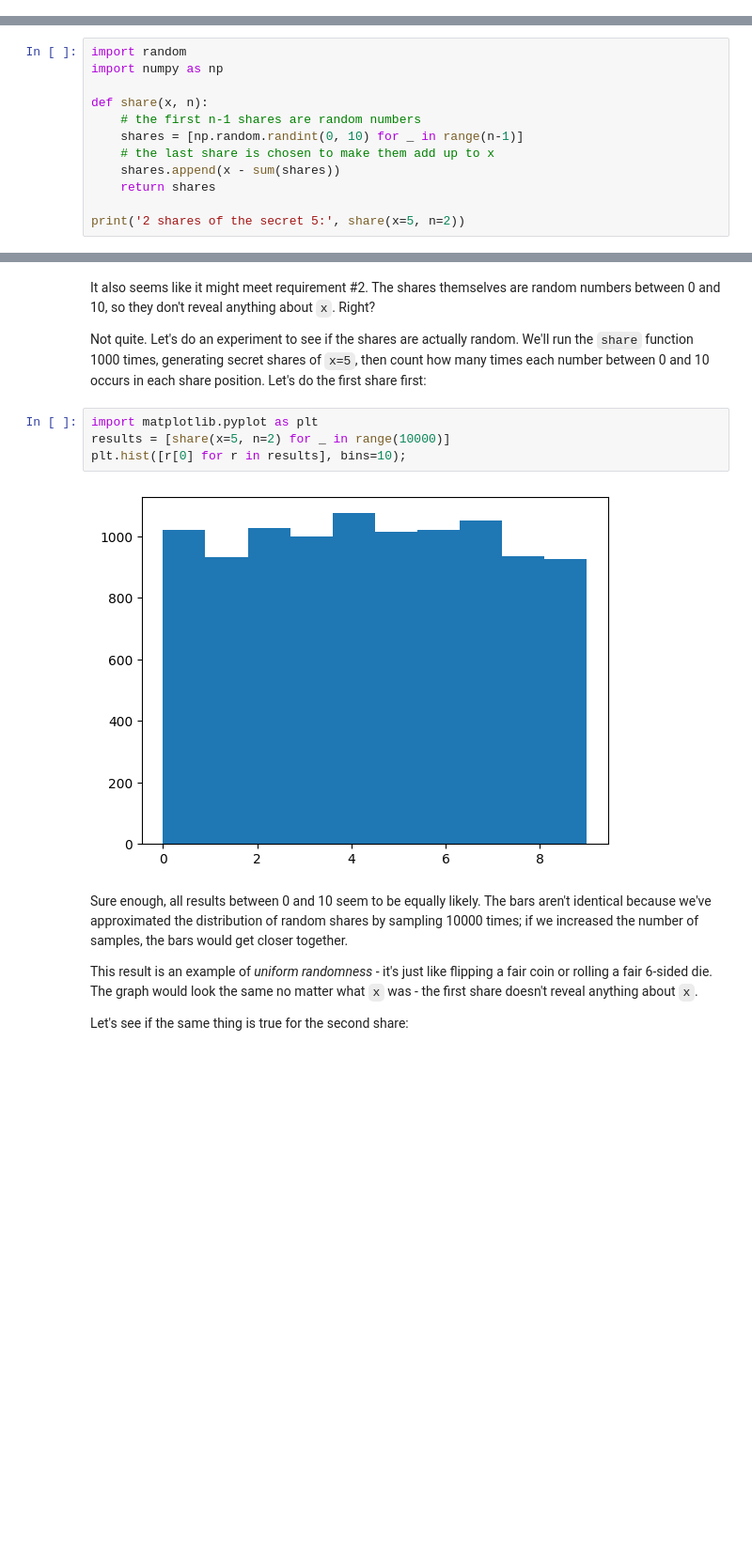
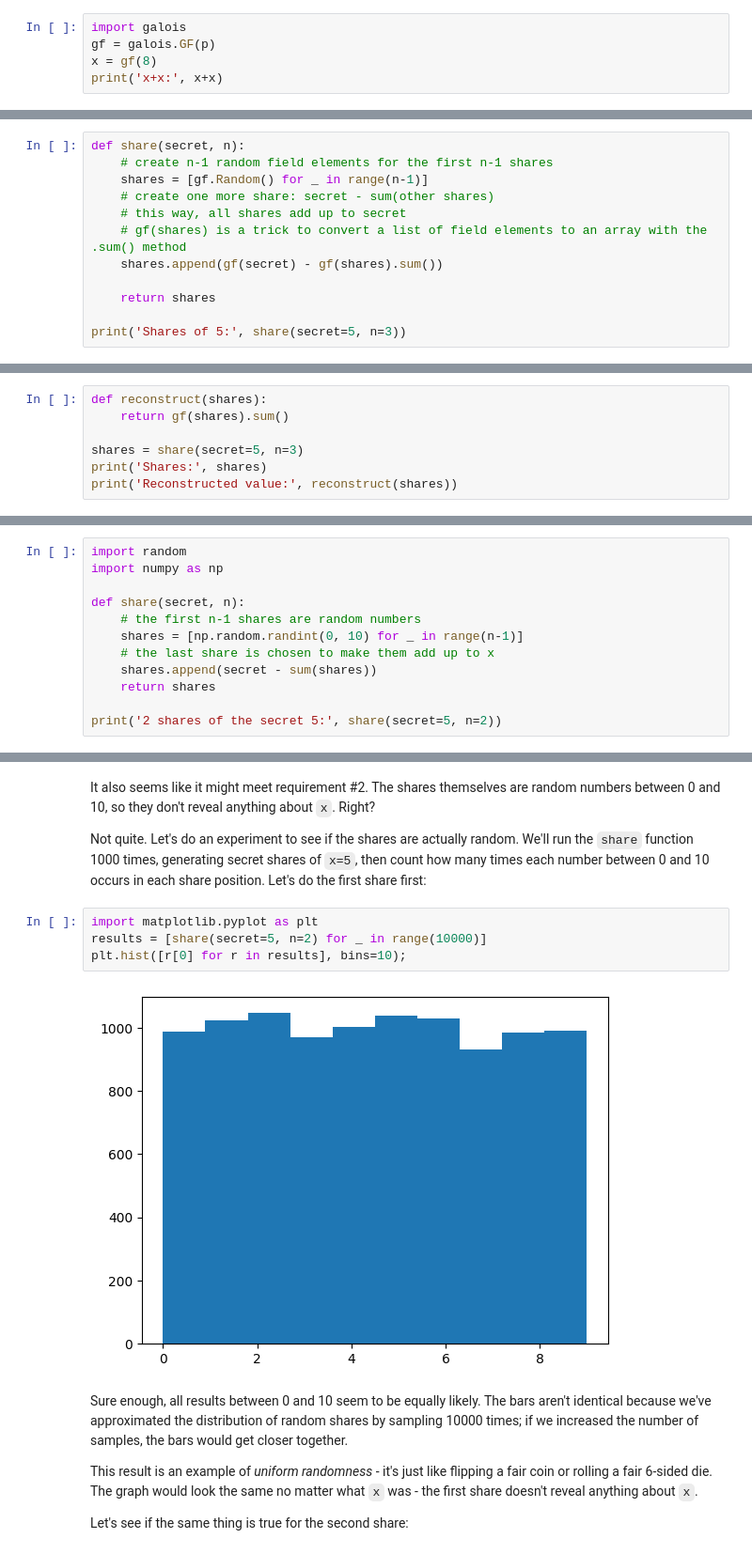
Before and after one commit to jnear/programming-mpc, a Jupyter notebook: chapters/chapter02.ipynb, the cells around one changed output, grey strips where cells are left out. Shown at 94% size. Saved outputs shown, nothing was run; the diff lists cells and outputs as text; blank space fills up the shorter version.

```diff
--- a/chapters/chapter02.ipynb
+++ b/chapters/chapter02.ipynb
@@ -39,0 +88,5 @@ How do we meet both requirements at once? A simple way is to build the secret sh
+# %%
+import galois
+gf = galois.GF(p)
+x = gf(8)
+print('x+x:', x+x)
@@ -39,0 +99,12 @@ How do we meet both requirements at once? A simple way is to build the secret sh
+# %%
+def share(secret, n):
+    # create n-1 random field elements for the first n-1 shares
+    shares = [gf.Random() for _ in range(n-1)]
+    # create one more share: secret - sum(other shares)
+    # this way, all shares add up to secret
+    # gf(shares) is a trick to convert a list of field elements to an array with the .sum() method
+    shares.append(gf(secret) - gf(shares).sum())
+
+    return shares
+
+print('Shares of 5:', share(secret=5, n=3))
@@ -39,0 +115,7 @@ How do we meet both requirements at once? A simple way is to build the secret sh
+# %%
+def reconstruct(shares):
+    return gf(shares).sum()
+
+shares = share(secret=5, n=3)
+print('Shares:', shares)
+print('Reconstructed value:', reconstruct(shares))
@@ -41,12 +249,12 @@ How do we meet both requirements at once? A simple way is to build the secret sh
 import random
 import numpy as np
 
-def share(x, n):
+def share(secret, n):
     # the first n-1 shares are random numbers
     shares = [np.random.randint(0, 10) for _ in range(n-1)]
     # the last share is chosen to make them add up to x
-    shares.append(x - sum(shares))
+    shares.append(secret - sum(shares))
     return shares
 
-print('2 shares of the secret 5:', share(x=5, n=2))
+print('2 shares of the secret 5:', share(secret=5, n=2))
 # %% [output]
@@ -66,10 +274,10 @@ It also seems like it might meet requirement #2. The shares themselves are rando
 Not quite. Let's do an experiment to see if the shares are actually random. We'll run the `share` function 1000 times, generating secret shares of `x=5`, then count how many times each number between 0 and 10 occurs in each share position. Let's do the first share first:
 # %%
 import matplotlib.pyplot as plt
-results = [share(x=5, n=2) for _ in range(10000)]
+results = [share(secret=5, n=2) for _ in range(10000)]
 plt.hist([r[0] for r in results], bins=10);
 # %% [output]
-[figure, old version]
+[figure, new version]
 # %% [markdown]
 Sure enough, all results between 0 and 10 seem to be equally likely. The bars aren't identical because we've approximated the distribution of random shares by sampling 10000 times; if we increased the number of samples, the bars would get closer together.
 
```
Also changed, not shown: parts of 34 cells of this notebook, 2 other files.
